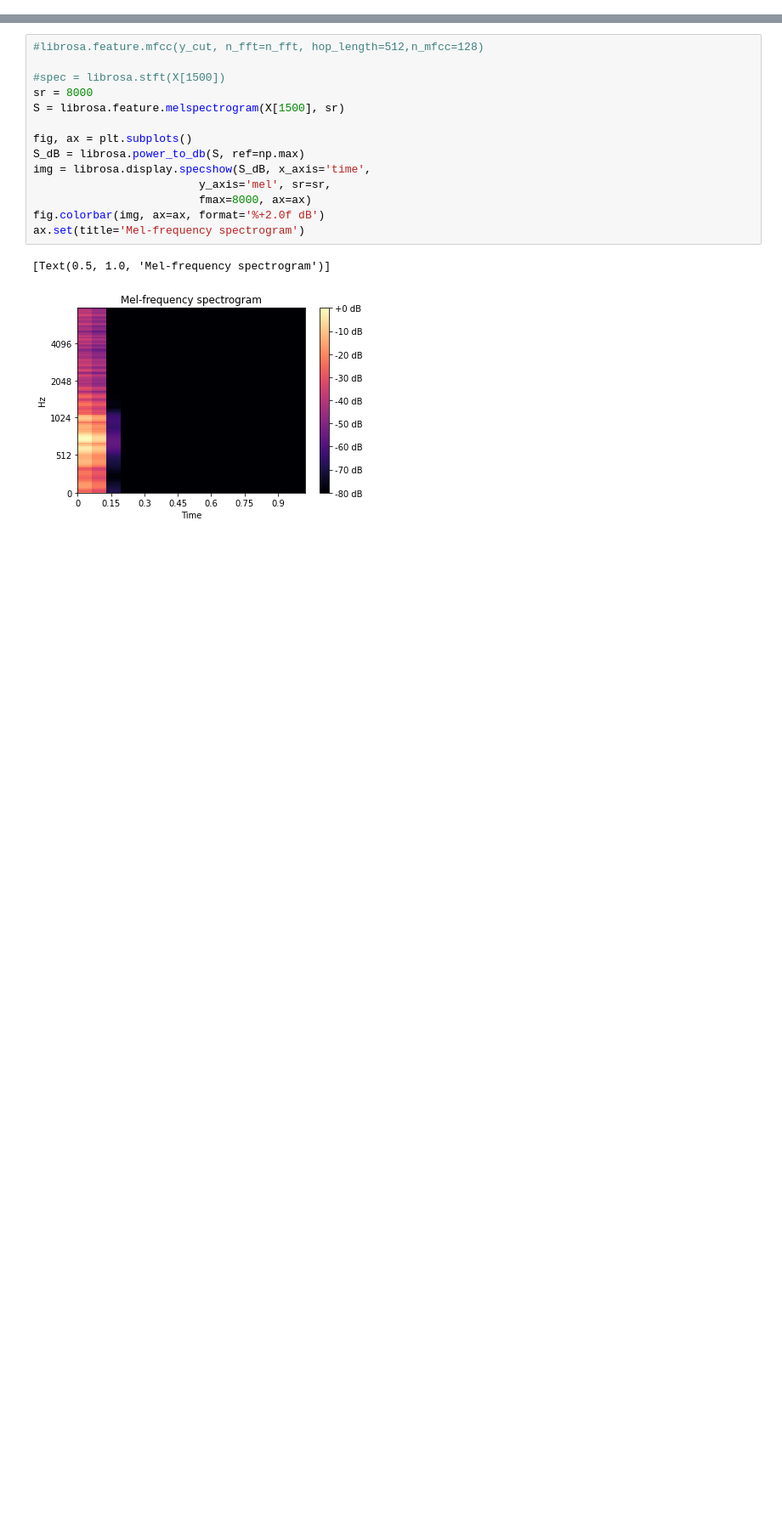
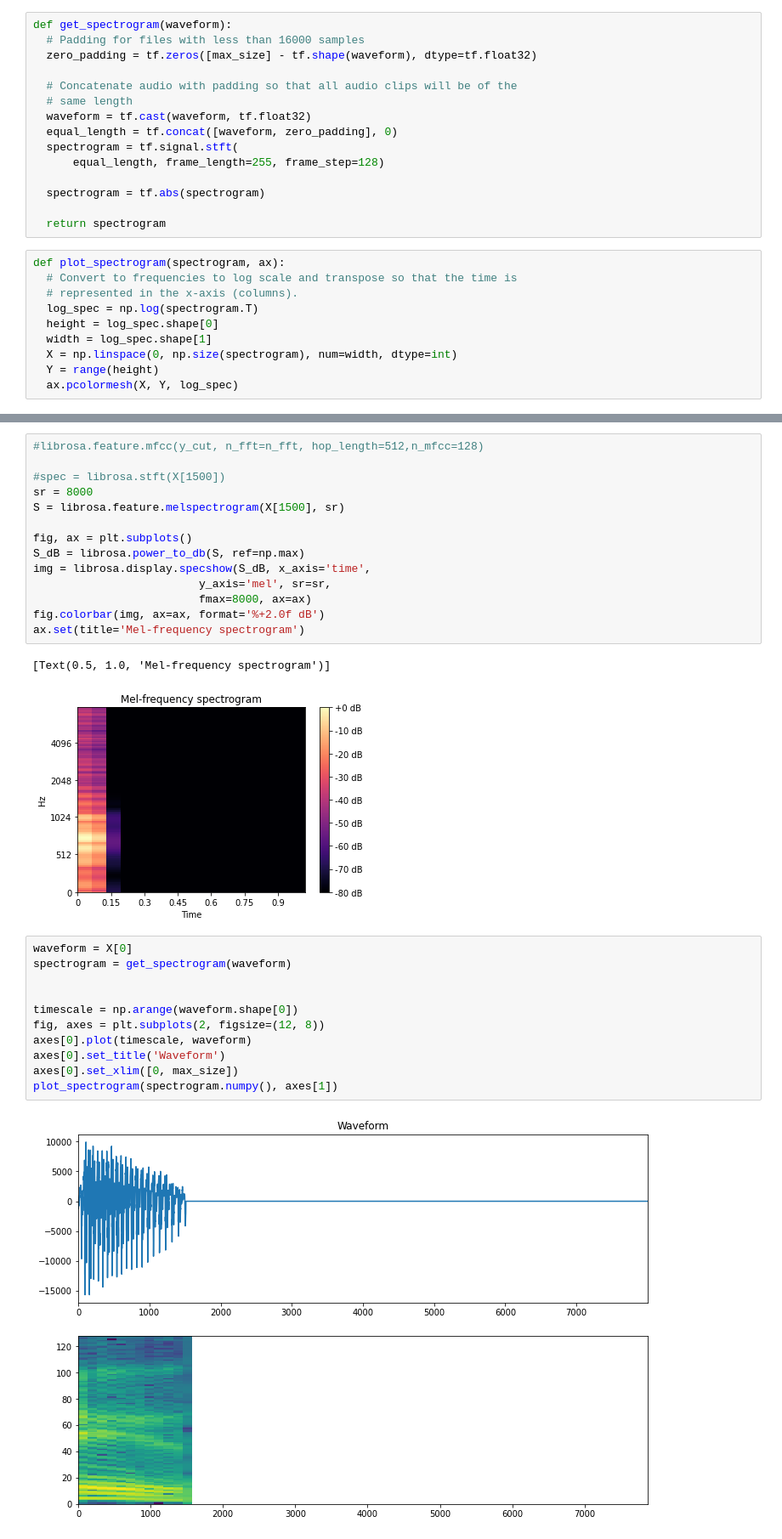
Before and after one commit to leand12/TAAProject2, a Jupyter notebook: proj2.ipynb, the cells around one changed output, grey strips where cells are left out. Shown: that part at 85% size. Cells and saved outputs as stored; diff of their text form; blank space fills up the shorter version.

Commit message:
stft spectogram and start model

```diff
--- a/proj2.ipynb
+++ b/proj2.ipynb
@@ -63,6 +65,31 @@ def pad_trunc(aud, max_ms):
       sig = torch.cat((pad_begin, sig, pad_end), 1)
 
     return (sig, sr)
+# %%
+def get_spectrogram(waveform):
+  # Padding for files with less than 16000 samples
+  zero_padding = tf.zeros([max_size] - tf.shape(waveform), dtype=tf.float32)
+
+  # Concatenate audio with padding so that all audio clips will be of the
+  # same length
+  waveform = tf.cast(waveform, tf.float32)
+  equal_length = tf.concat([waveform, zero_padding], 0)
+  spectrogram = tf.signal.stft(
+      equal_length, frame_length=255, frame_step=128)
+
+  spectrogram = tf.abs(spectrogram)
+
+  return spectrogram
+# %%
+def plot_spectrogram(spectrogram, ax):
+  # Convert to frequencies to log scale and transpose so that the time is
+  # represented in the x-axis (columns).
+  log_spec = np.log(spectrogram.T)
+  height = log_spec.shape[0]
+  width = log_spec.shape[1]
+  X = np.linspace(0, np.size(spectrogram), num=width, dtype=int)
+  Y = range(height)
+  ax.pcolormesh(X, Y, log_spec)
 # %%
 files = 'recordings/'
 ds_files = listdir(files)
@@ -110,3 +134,16 @@ ax.set(title='Mel-frequency spectrogram')
 # %% [output]
 [Text(0.5, 1.0, 'Mel-frequency spectrogram')]
 [figure]
+# %%
+waveform = X[0]
+spectrogram = get_spectrogram(waveform)
+
+
+timescale = np.arange(waveform.shape[0])
+fig, axes = plt.subplots(2, figsize=(12, 8))
+axes[0].plot(timescale, waveform)
+axes[0].set_title('Waveform')
+axes[0].set_xlim([0, max_size])
+plot_spectrogram(spectrogram.numpy(), axes[1])
+# %% [output]
+[figure, added]
```
Also changed, not shown: parts of 4 cells of this notebook.
